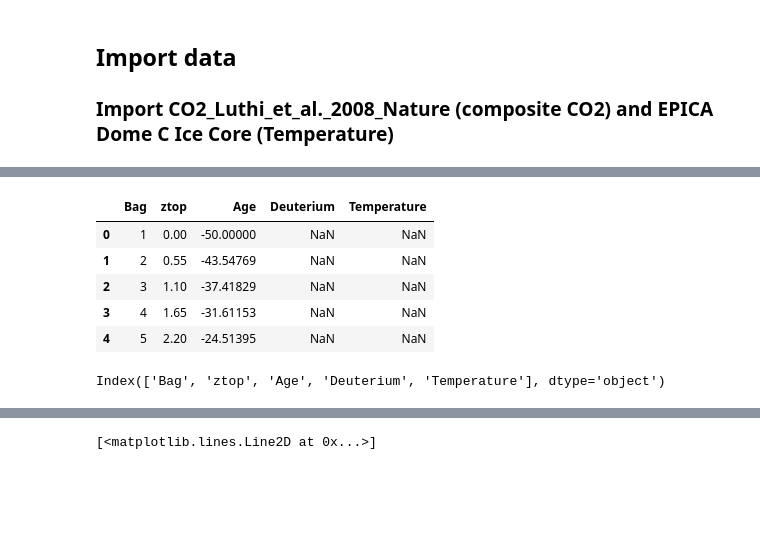
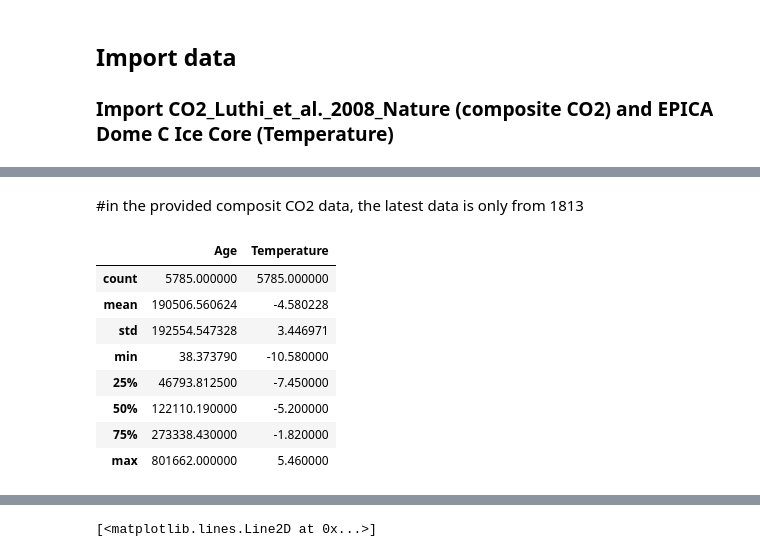
Before and after one commit to noyo0/ProgrammingForDataAnalysis_Project2, a Jupyter notebook: Project2/Project2.ipynb, the cells around one changed output, grey strips where cells are left out. Drawn from its saved outputs; the diff is of its cells as text; code cells hidden in the pictures; blank space fills up the shorter version.

```diff
--- a/Project2/Project2.ipynb
+++ b/Project2/Project2.ipynb
@@ -76,17 +74,20 @@ plt.plot(dfCO2['EDC3_gas_a (yr)'], dfCO2['CO2 (ppmv)'])
+# %% [markdown]
+#in the provided composit CO2 data, the latest data is only from 1813
 # %%
 # read in temperature from original source "EPICA Dome C Ice Core 800KYr Deuterium Data and Temperature Estimate 2007.txt"
 
 #read in text data separated with multiple spaces (ref: https://stackoverflow.com/questions/19632075/how-to-read-file-with-space-separated-values-in-pandas)
-dfTemperature = pd.read_csv('Data/EPICA Dome C Ice Core 800KYr Deuterium Data and Temperature Estimate 2007.txt', sep='\s+', skiprows=91)
+dfTemperature = pd.read_csv('Data/EPICA Dome C Ice Core 800KYr Deuterium Data and Temperature Estimate 2007.txt', sep='\s+', skiprows=91).dropna()
 dfTemperature.head()
+dfTemperature=dfTemperature.drop(['Bag','ztop','Deuterium'],axis=1) #https://pandas.pydata.org/docs/reference/api/pandas.DataFrame.drop.html
+dfTemperature.describe()
 # %% [output]
-|  | Bag | ztop | Age | Deuterium | Temperature |
-| 0 | 1 | 0.00 | -50.00000 | NaN | NaN |
-| 1 | 2 | 0.55 | -43.54769 | NaN | NaN |
-| 2 | 3 | 1.10 | -37.41829 | NaN | NaN |
-| 3 | 4 | 1.65 | -31.61153 | NaN | NaN |
-| 4 | 5 | 2.20 | -24.51395 | NaN | NaN |
+|  | Age | Temperature |
+| count | 5785.000000 | 5785.000000 |
+| mean | 190506.560624 | -4.580228 |
+| std | 192554.547328 | 3.446971 |
+| min | 38.373790 | -10.580000 |
+| 25% | 46793.812500 | -7.450000 |
+| 50% | 122110.190000 | -5.200000 |
+| 75% | 273338.430000 | -1.820000 |
+| max | 801662.000000 | 5.460000 |
-# %%
-dfTemperature.columns
-# %% [output]
-Index(['Bag', 'ztop', 'Age', 'Deuterium', 'Temperature'], dtype='object')
```
Also changed, not shown: parts of 30 cells of this notebook, 1 other file.
